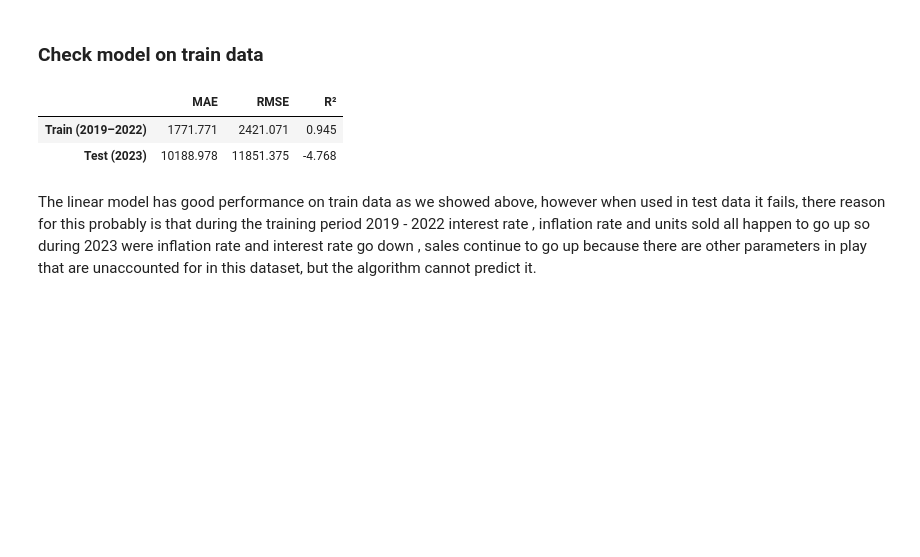
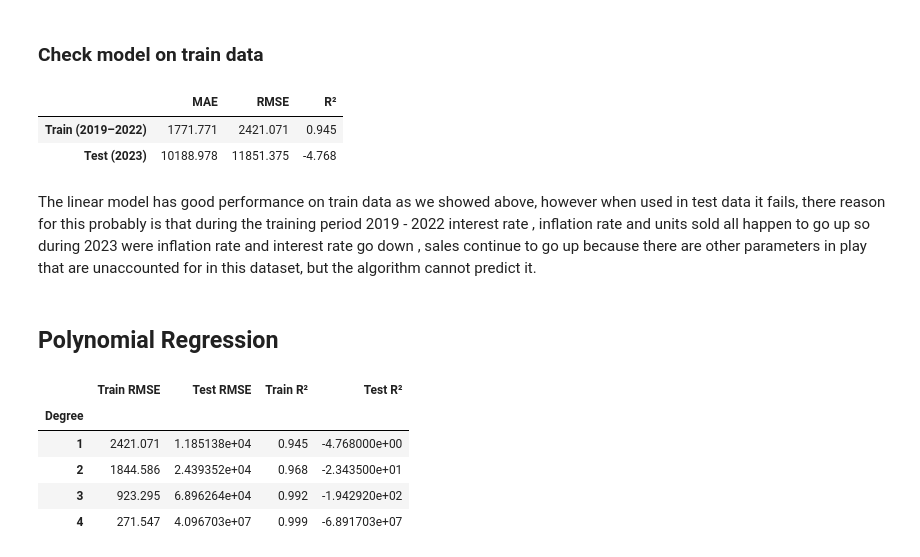
Before and after one commit to dimitristsitouras/DS-Fundamentals, a Jupyter notebook: week7/midterm_project.ipynb, the cells around one changed output. Saved outputs shown, nothing was run; the diff lists cells and outputs as text; code cells hidden in the pictures; blank space fills up the shorter version.

```diff
--- a/week7/midterm_project.ipynb
+++ b/week7/midterm_project.ipynb
@@ -439,3 +449,33 @@ lin_scores.round(3)
 | Test (2023) | 10188.978 | 11851.375 | -4.768 |
 # %% [markdown]
 The linear model has good performance on train data as we showed above, however when used  in test data it fails, there reason for this probably is that during the training period 2019 - 2022 interest rate ,  inflation rate and units sold all happen to go up so during 2023 were inflation rate and interest rate go down , sales continue to go up because there are other parameters in play that are unaccounted for in this dataset, but the algorithm cannot predict it.
+# %% [markdown]
+## Polynomial Regression
+# %%
+from sklearn.preprocessing import PolynomialFeatures, StandardScaler
+from sklearn.pipeline import make_pipeline
+
+rows = []
+for degree in [1, 2, 3, 4]:
+    poly = make_pipeline(
+        StandardScaler(),
+        PolynomialFeatures(degree, include_bias=False),
+        LinearRegression()
+    )
+    poly.fit(X_train, y_train)
+
+    tr = evaluate(y_train, poly.predict(X_train))
+    te = evaluate(y_test,  poly.predict(X_test))
+    rows.append({'Degree': degree,
+                 'Train RMSE': tr['RMSE'], 'Test RMSE': te['RMSE'],
+                 'Train R²': tr['R²'],     'Test R²': te['R²']})
+
+poly_results = pd.DataFrame(rows).set_index('Degree')
+poly_results.round(3)
+# %% [output]
+|  | Train RMSE | Test RMSE | Train R² | Test R² |
+| Degree |  |  |  |  |
+| 1 | 2421.071 | 1.185138e+04 | 0.945 | -4.768000e+00 |
+| 2 | 1844.586 | 2.439352e+04 | 0.968 | -2.343500e+01 |
+| 3 | 923.295 | 6.896264e+04 | 0.992 | -1.942920e+02 |
+| 4 | 271.547 | 4.096703e+07 | 0.999 | -6.891703e+07 |
```
Also changed, not shown: parts of 5 cells of this notebook.
